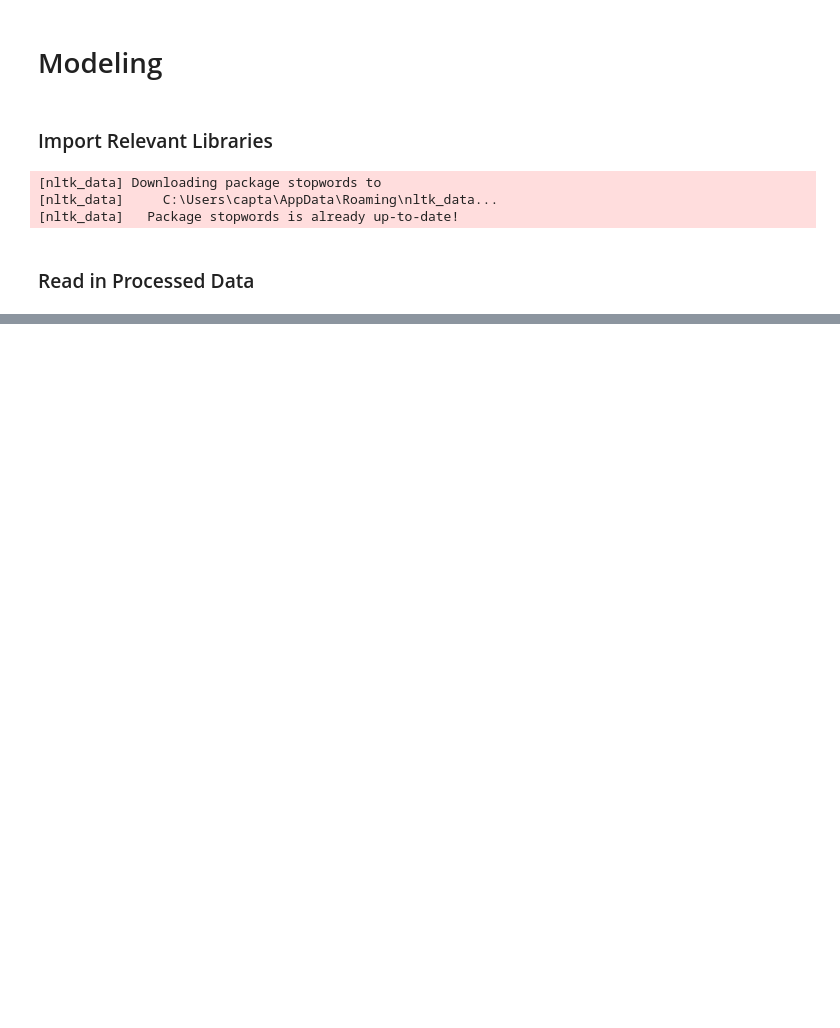
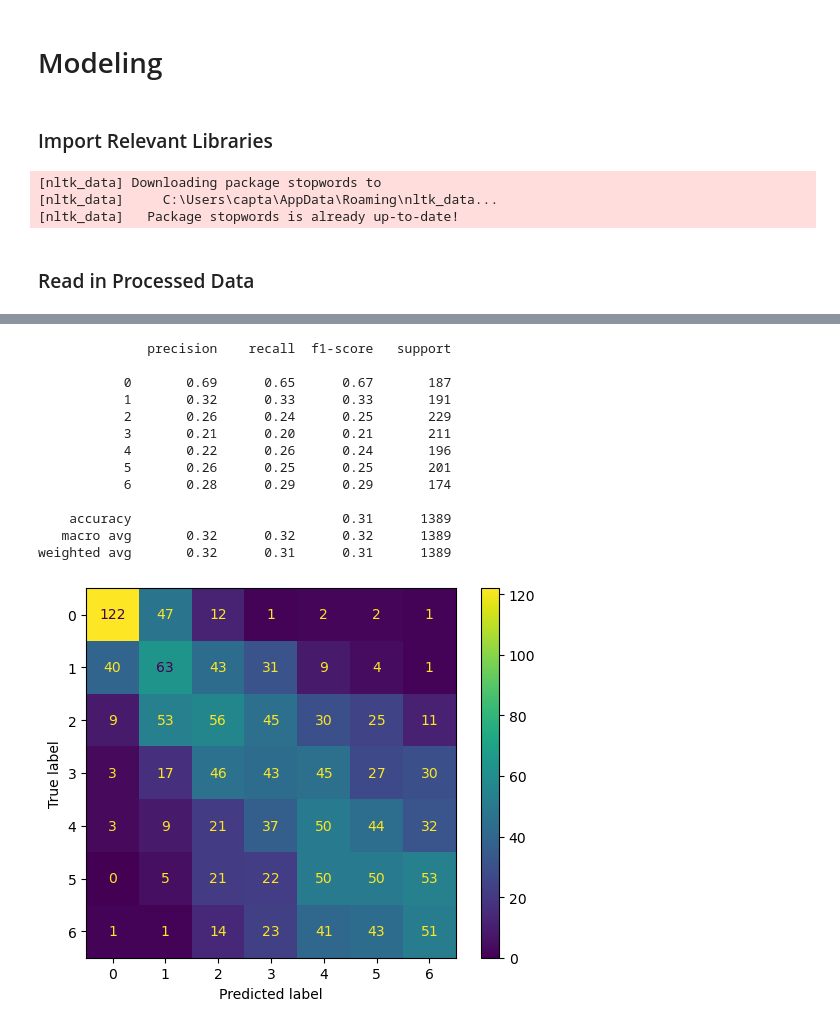
Before and after one commit to jpalgon/Draft_Scouting, a Jupyter notebook: Modeling.ipynb, the cells around one changed output, grey strips where cells are left out. Drawn from its saved outputs; the diff is of its cells as text; code cells hidden in the pictures; blank space fills up the shorter version.

```diff
--- a/Modeling.ipynb
+++ b/Modeling.ipynb
@@ -110,3 +195,23 @@ X_train, X_test, y_train, y_test = train_test_split(X,y,test_size=.33,random_sta
+# %%
+gridsearch.fit(X_train,y_train)
+y_pred = gridsearch.predict(X_test)
+print(classification_report(y_test,y_pred))
+plot_confusion_matrix(gridsearch,X_test,y_test);
+# %% [output]
+              precision    recall  f1-score   support
+
+           0       0.69      0.65      0.67       187
+           1       0.32      0.33      0.33       191
+           2       0.26      0.24      0.25       229
+           3       0.21      0.20      0.21       211
+           4       0.22      0.26      0.24       196
+           5       0.26      0.25      0.25       201
+           6       0.28      0.29      0.29       174
+
+    accuracy                           0.31      1389
+   macro avg       0.32      0.32      0.32      1389
+weighted avg       0.32      0.31      0.31      1389
+[figure, added]
 # %%
 pipe = Pipeline([
     ('sample',None),
```
Also changed, not shown: parts of 16 cells of this notebook.
